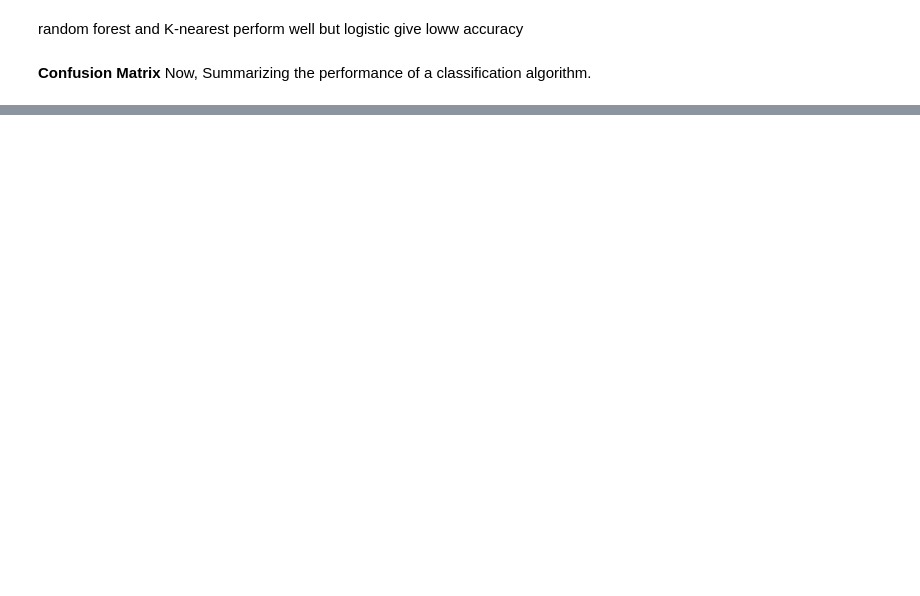
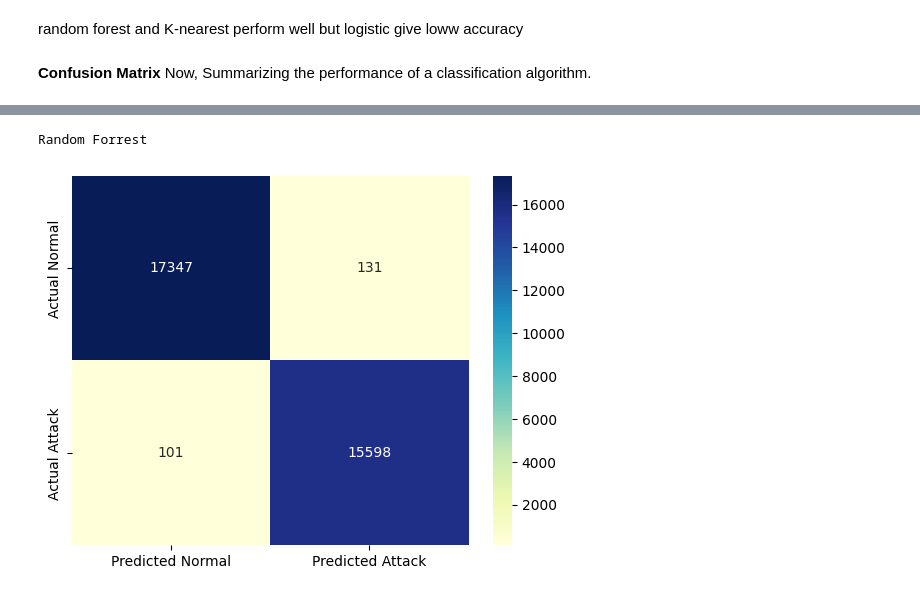
Before and after one commit to Rishab310/ddos_attack_detection_using_ml, a Jupyter notebook: ddos_attack_detection_using_ml.ipynb, the cells around one changed output, grey strips where cells are left out. Cells and saved outputs as stored; diff of their text form; code cells hidden in the pictures; blank space fills up the shorter version.

```diff
--- a/ddos_attack_detection_using_ml.ipynb
+++ b/ddos_attack_detection_using_ml.ipynb
@@ -320,0 +334,7 @@ I got 99% accuracy
+# %%
+binary_model = KNeighborsClassifier()
+binary_model.fit(binary_train_X, binary_train_y)
+binary_predictions = binary_model.predict(binary_val_X)
+
+base_rf_score = accuracy_score(binary_predictions,binary_val_y)
+base_rf_score
@@ -397,0 +486,20 @@ sns.heatmap(data=binary_prediction_data['confusion_matrix'],
+# %%
+binary_model = RandomForestClassifier()
+binary_model.fit(binary_train_X, binary_train_y)
+binary_predictions = binary_model.predict(binary_val_X)
+
+binary_prediction_data = add_predictions(df,
+                                         binary_predictions,
+                                         binary_val_y)
+
+# create a heatmap of the confusion matrix
+sns.heatmap(data=binary_prediction_data['confusion_matrix'],
+            xticklabels = ['Predicted Normal','Predicted Attack'],
+            yticklabels = ['Actual Normal','Actual Attack'],
+            cmap="YlGnBu",
+            fmt='d',
+            annot=True)
+print("Random Forrest")
+# %% [output]
+Random Forrest
+[figure, added]
```
Also changed, not shown: parts of 16 cells of this notebook.
